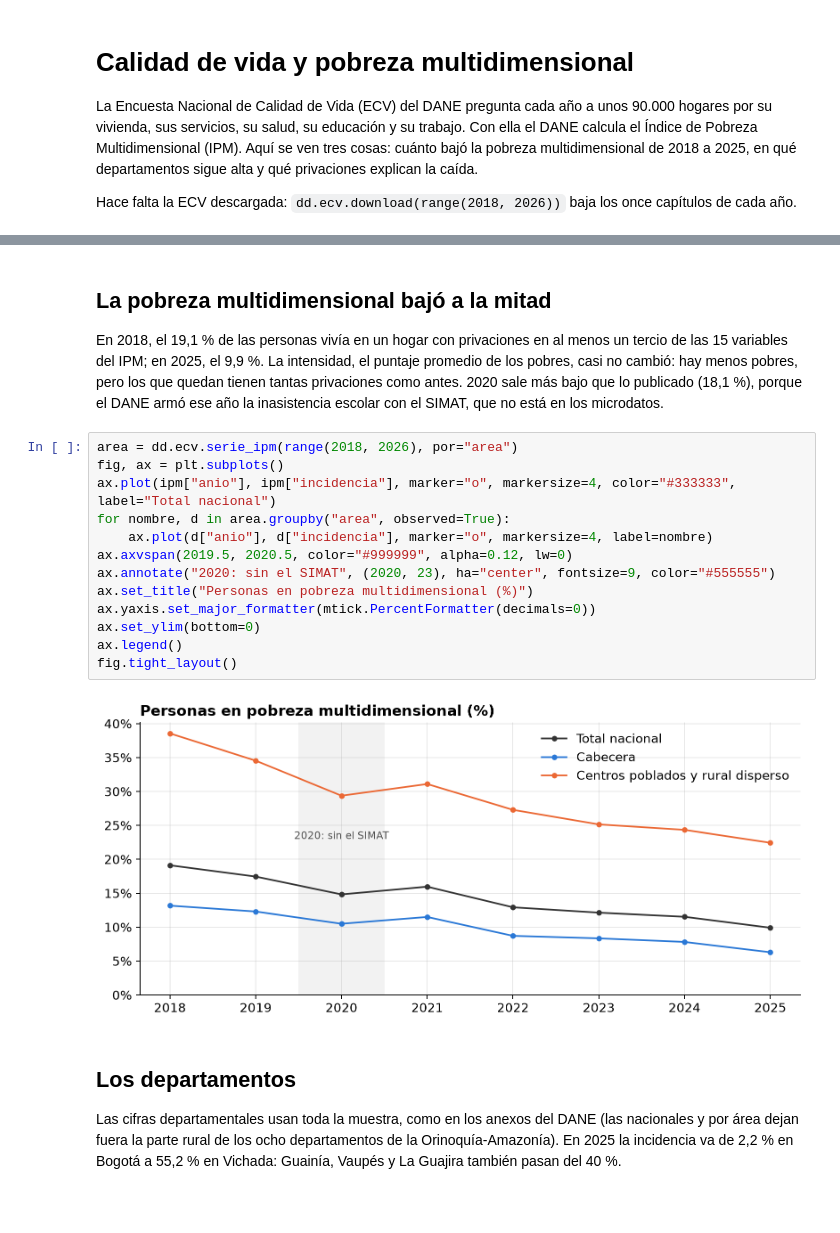
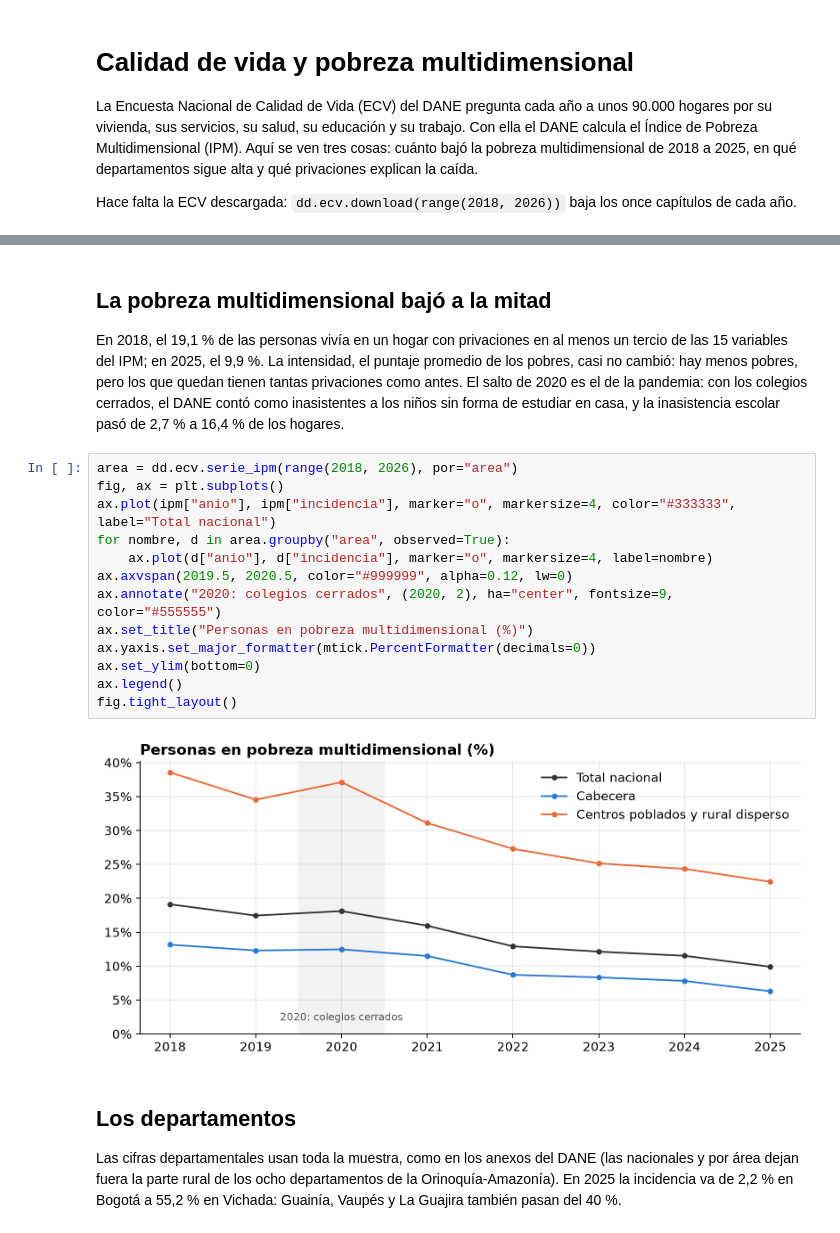
Before and after one commit to IntegralIndefinida/DANE-data, a Jupyter notebook: docs/ejemplos/ecv.ipynb, the cells around one changed output, grey strips where cells are left out. Saved outputs shown, nothing was run; the diff lists cells and outputs as text; blank space fills up the shorter version.

```diff
--- a/docs/ejemplos/ecv.ipynb
+++ b/docs/ejemplos/ecv.ipynb
@@ -53,23 +53,24 @@ ipm[["anio", "incidencia", "intensidad", "ipm"]].round(3)
 
 En 2018, el 19,1 % de las personas vivía en un hogar con privaciones en al menos un tercio de las 15 variables del IPM; en
 2025, el 9,9 %. La intensidad, el puntaje promedio de los pobres, casi no cambió: hay menos pobres, pero los que quedan
-tienen tantas privaciones como antes. 2020 sale más bajo que lo publicado (18,1 %), porque el DANE armó ese año la
-inasistencia escolar con el SIMAT, que no está en los microdatos.
+tienen tantas privaciones como antes. El salto de 2020 es el de la pandemia: con los colegios cerrados, el DANE contó
+como inasistentes a los niños sin forma de estudiar en casa, y la inasistencia escolar pasó de 2,7 % a 16,4 % de los
+hogares.
 # %%
 area = dd.ecv.serie_ipm(range(2018, 2026), por="area")
 fig, ax = plt.subplots()
 ax.plot(ipm["anio"], ipm["incidencia"], marker="o", markersize=4, color="#333333", label="Total nacional")
 for nombre, d in area.groupby("area", observed=True):
     ax.plot(d["anio"], d["incidencia"], marker="o", markersize=4, label=nombre)
 ax.axvspan(2019.5, 2020.5, color="#999999", alpha=0.12, lw=0)
-ax.annotate("2020: sin el SIMAT", (2020, 23), ha="center", fontsize=9, color="#555555")
+ax.annotate("2020: colegios cerrados", (2020, 2), ha="center", fontsize=9, color="#555555")
 ax.set_title("Personas en pobreza multidimensional (%)")
 ax.yaxis.set_major_formatter(mtick.PercentFormatter(decimals=0))
 ax.set_ylim(bottom=0)
 ax.legend()
 fig.tight_layout()
 # %% [output]
-[figure, old version]
+[figure, new version]
 # %% [markdown]
 ## Los departamentos
 
```
Also changed, not shown: parts of 1 cell of this notebook, 13 other files.
